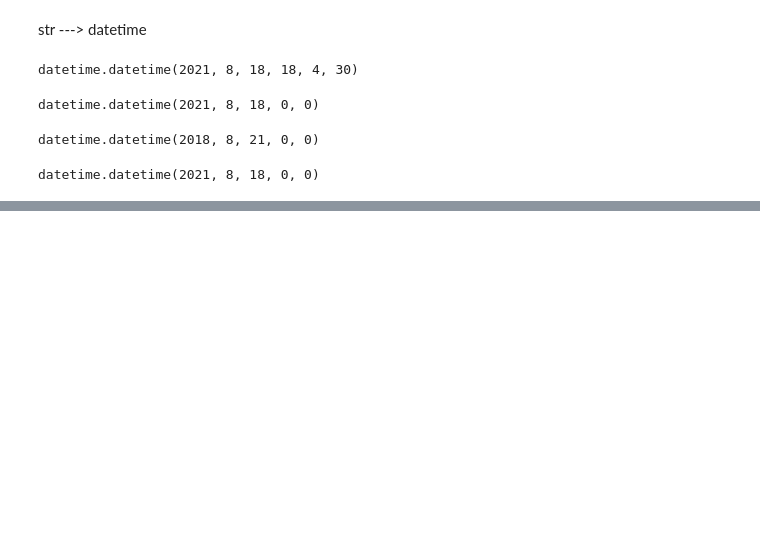
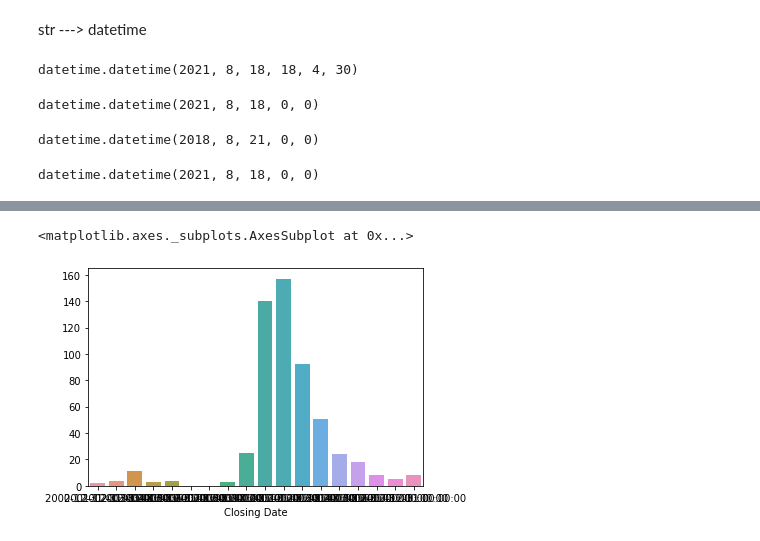
Before and after one commit to sangjin94/SQL_ITWILL, a Jupyter notebook: da16_datetime.ipynb, the cells around one changed output, grey strips where cells are left out. Cells and saved outputs as stored; diff of their text form; code cells hidden in the pictures; blank space fills up the shorter version.

```diff
--- a/da16_datetime.ipynb
+++ b/da16_datetime.ipynb
@@ -117,0 +419,4 @@ datetime.datetime(2021, 8, 18, 0, 0)
+# %%
+bank_file='https://github.com/JakeOh/202105_itw_bd26/raw/main/datasets/banklist.csv'
+# %%
+banklist=pd.read_csv(bank_file,parse_dates=['Closing Date','Updated Date'],index_col=['Closing Date'])
@@ -117,0 +464,3 @@ datetime.datetime(2021, 8, 18, 0, 0)
+# %%
+Year_bank=banklist.resample('Y')['Bank Name'].agg('count')
+Year_bank
@@ -117,0 +488,5 @@ datetime.datetime(2021, 8, 18, 0, 0)
+# %%
+sns.barplot(y=Year_bank.values,x=Year_bank.index)
+# %% [output]
+<matplotlib.axes._subplots.AxesSubplot at 0x...>
+[figure, added]
```
Also changed, not shown: parts of 72 cells of this notebook.
